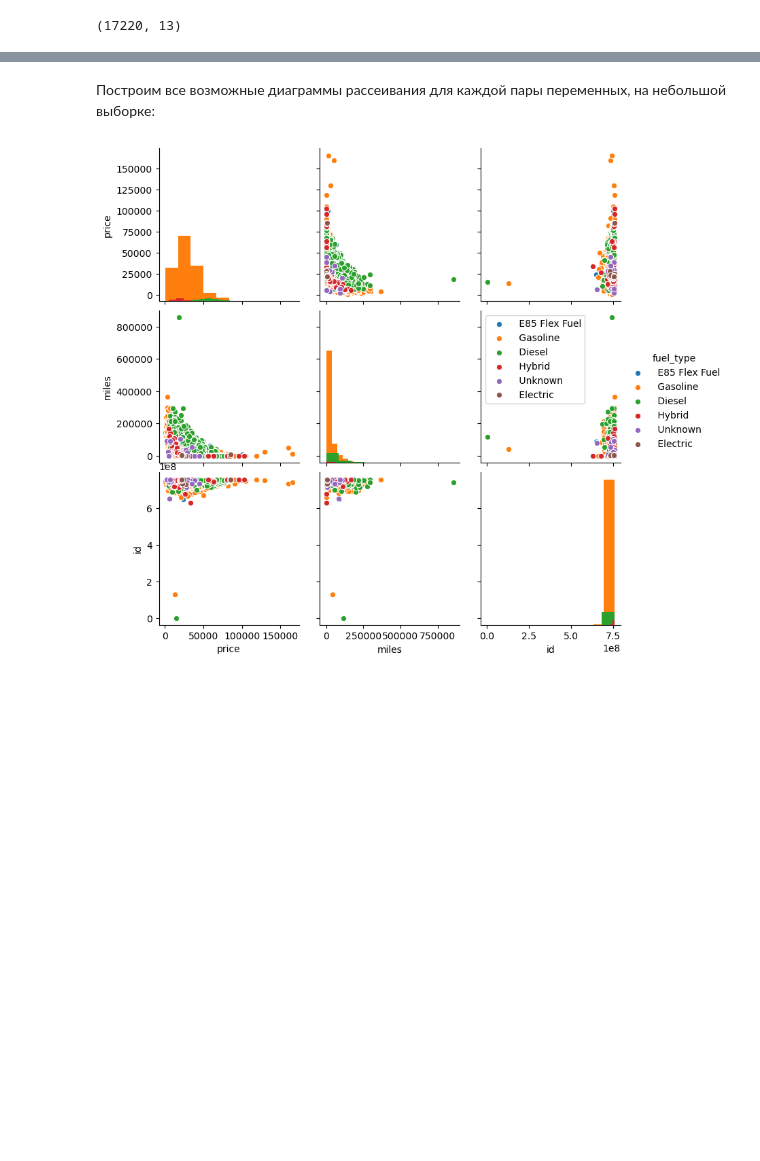
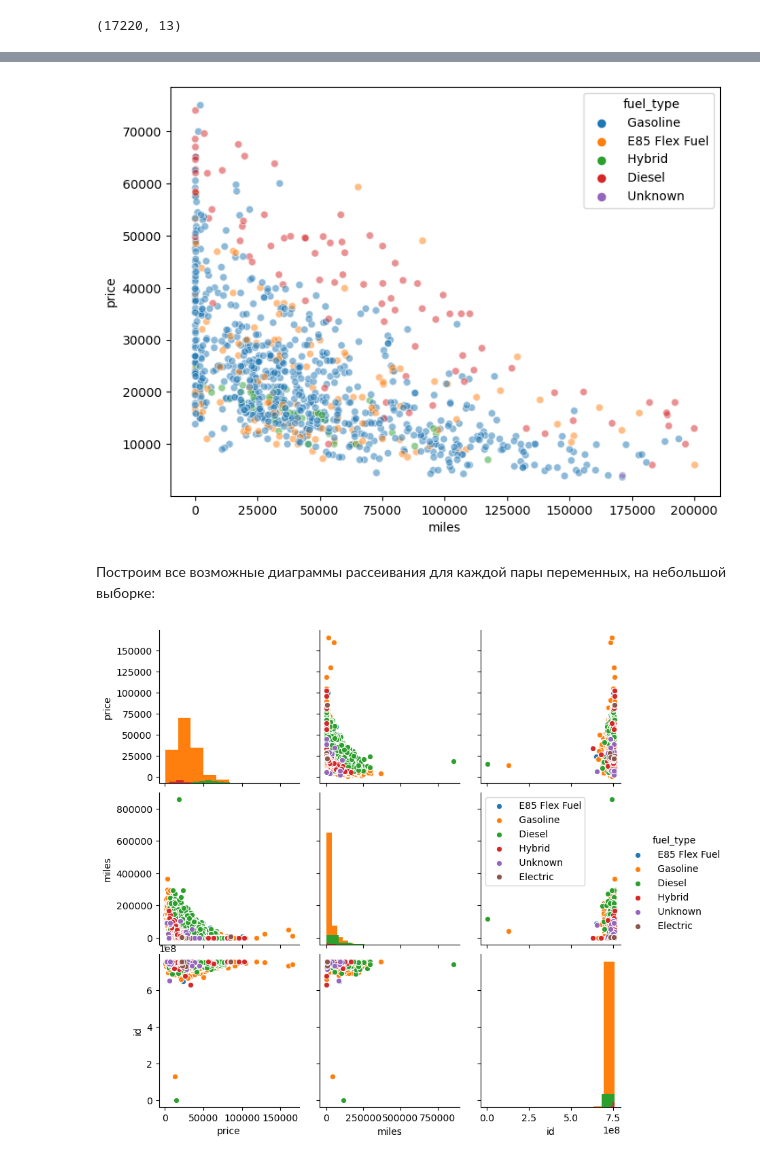
Before and after one commit to SlavikLenkin/MachineLearning, a Jupyter notebook: MachineLearning.ipynb, the cells around one changed output, grey strips where cells are left out. Cells and saved outputs as stored; diff of their text form; code cells hidden in the pictures; blank space fills up the shorter version.

```diff
--- a/MachineLearning.ipynb
+++ b/MachineLearning.ipynb
@@ -405,3 +420,11 @@ clear_data.shape
+# %%
+np.random.seed(73)
+random_subset = np.random.choice(np.arange(clear_data.shape[0]), size=1000, replace=False)
+plt.figure(figsize = (8, 6))
+sns.scatterplot(x='miles', y='price', hue='fuel_type', data=clear_data.iloc[random_subset], alpha=0.5)
+pass
+# %% [output]
+[figure, added]
 # %% [markdown]
 Построим все возможные диаграммы рассеивания для каждой пары переменных, на небольшой выборке:
 # %%
```
Also changed, not shown: parts of 37 cells of this notebook.
